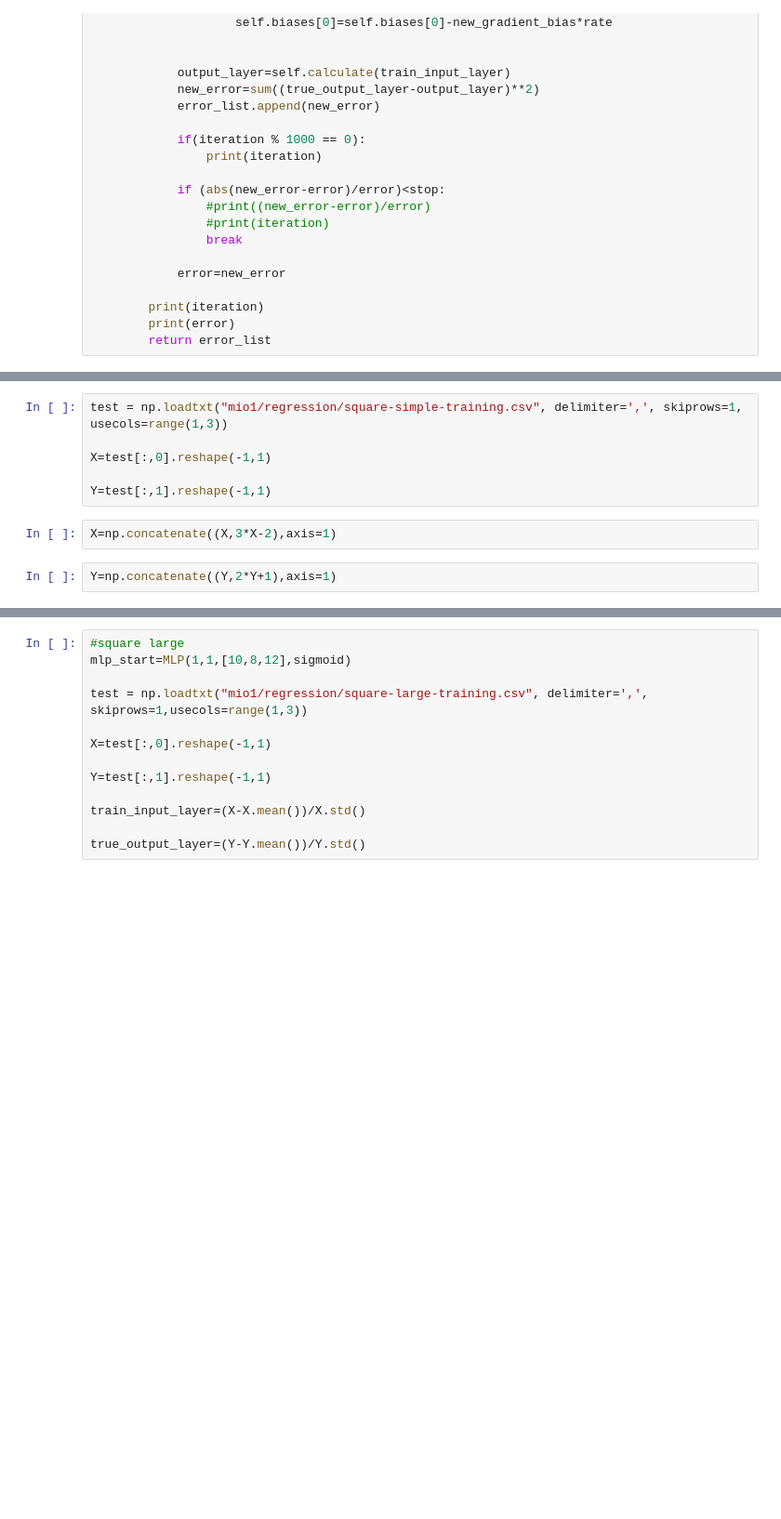
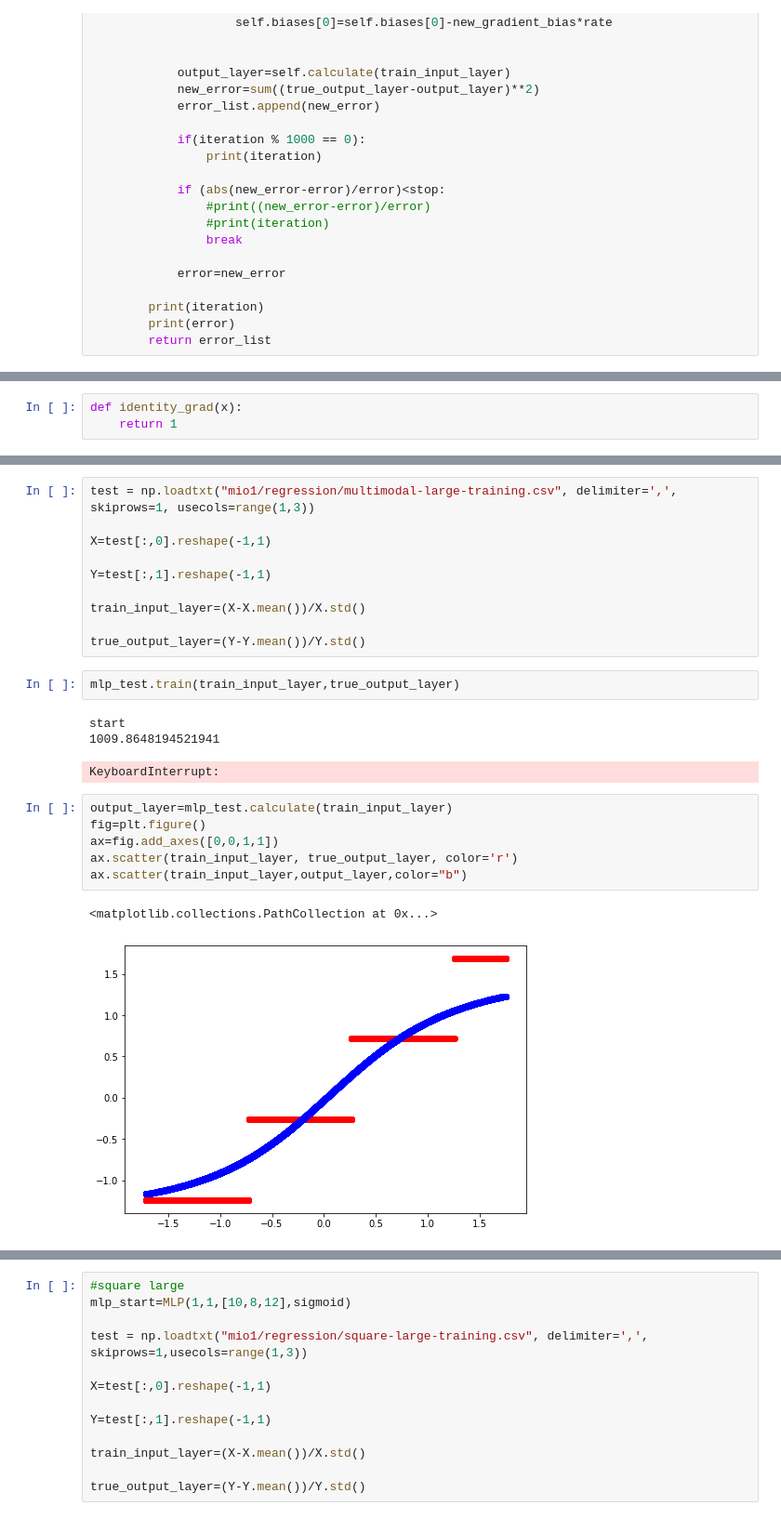
Before and after one commit to wernerolaf/MIO, a Jupyter notebook: Olaf_Werner_MLP.ipynb, the cells around one changed output, grey strips where cells are left out. Shown: that part at 93% size. Saved outputs shown, nothing was run; the diff lists cells and outputs as text; blank space fills up the shorter version.

```diff
--- a/Olaf_Werner_MLP.ipynb
+++ b/Olaf_Werner_MLP.ipynb
@@ -152,0 +264,3 @@ class MLP:
+# %%
+def identity_grad(x):
+    return 1
@@ -153,13 +504,28 @@ class MLP:
 # %%
-test = np.loadtxt("mio1/regression/square-simple-training.csv", delimiter=',', skiprows=1, usecols=range(1,3))
+test = np.loadtxt("mio1/regression/multimodal-large-training.csv", delimiter=',', skiprows=1, usecols=range(1,3))
 
 X=test[:,0].reshape(-1,1)
 
 Y=test[:,1].reshape(-1,1)
+
+train_input_layer=(X-X.mean())/X.std()
+
+true_output_layer=(Y-Y.mean())/Y.std()
-# %%
-X=np.concatenate((X,3*X-2),axis=1)
-# %%
-Y=np.concatenate((Y,2*Y+1),axis=1)
+# %%
+mlp_test.train(train_input_layer,true_output_layer)
+# %% [output]
+start
+1009.8648194521941
+KeyboardInterrupt:
+# %%
+output_layer=mlp_test.calculate(train_input_layer)
+fig=plt.figure()
+ax=fig.add_axes([0,0,1,1])
+ax.scatter(train_input_layer, true_output_layer, color='r')
+ax.scatter(train_input_layer,output_layer,color="b")
+# %% [output]
+<matplotlib.collections.PathCollection at 0x...>
+[figure, added]
 # %%
 mlp=MLP(1,1,[15,17,19],sigmoid)
 
```
Also changed, not shown: parts of 42 cells of this notebook.
